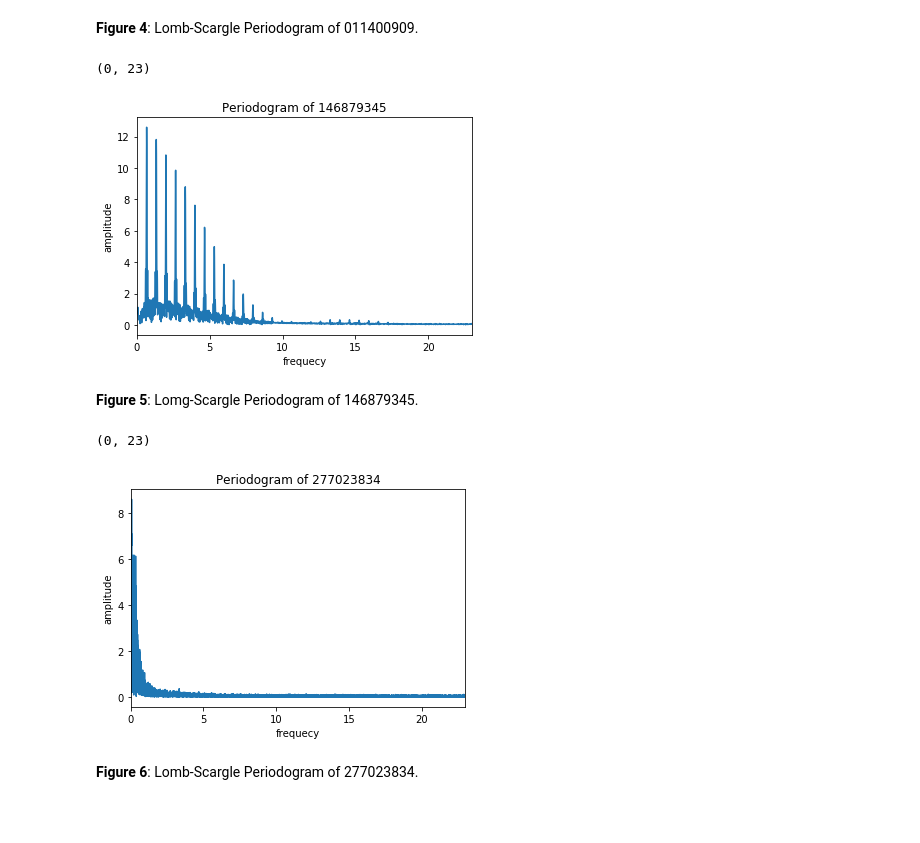
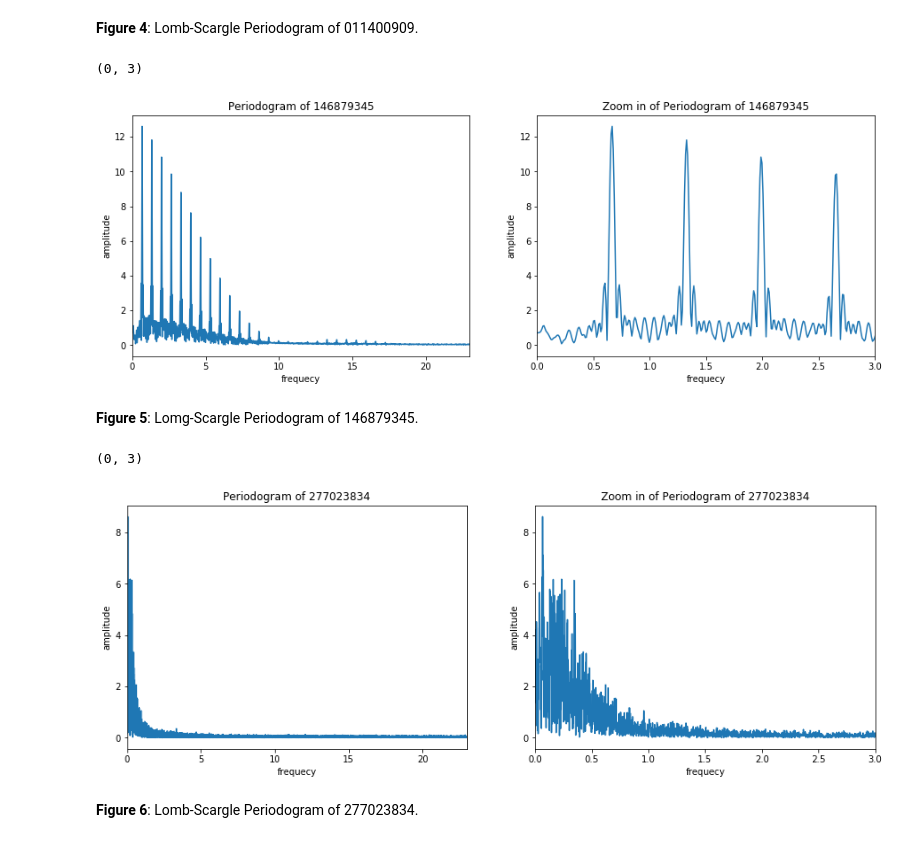
Before and after one commit to cath19/DSPS_-charty-, a Jupyter notebook: HW11/TESSlightcurves_cHarty.ipynb, the cells around one changed output. Cells and saved outputs as stored; diff of their text form; code cells hidden in the pictures; blank space fills up the shorter version.

```diff
--- a/HW11/TESSlightcurves_cHarty.ipynb
+++ b/HW11/TESSlightcurves_cHarty.ipynb
@@ -137,16 +146,25 @@ pl.xlim([0,23])
 # %%
 ls2 = LombScargle(timeSeries2['time'], 1000*timeSeries2['mmag'])
 N2 = len(timeSeries2['time'])
 frequency2, power2 = ls2.autopower(normalization = 'psd', nyquist_factor = 0.2)
 amp2 = 2*(power2/N2)**0.5
-pl.plot(frequency2, amp2)
-pl.title('Periodogram of 146879345')
-pl.xlabel('frequecy')
-pl.ylabel('amplitude')
-pl.xlim([0,23])
+
+fig = pl.figure(figsize = (15, 5))
+(ax1, ax2) = fig.subplots(1, 2)
+ax1.plot(frequency2, amp2)
+ax1.set_title('Periodogram of 146879345')
+ax1.set_xlabel('frequecy')
+ax1.set_ylabel('amplitude')
+ax1.set_xlim([0,23])
+
+ax2.plot(frequency2, amp2)
+ax2.set_title('Zoom in of Periodogram of 146879345')
+ax2.set_xlabel('frequecy')
+ax2.set_ylabel('amplitude')
+ax2.set_xlim([0,3])
 # %% [output]
-(0, 23)
+(0, 3)
-[figure, old version]
+[figure, new version]
 # %% [markdown]
 **Figure 5**: Lomg-Scargle Periodogram of 146879345.
 # %%
@@ -154,14 +172,23 @@ ls3 = LombScargle(timeSeries3['time'], 1000*timeSeries3['mmag'])
 N3 = len(timeSeries3['time'])
 frequency3, power3 = ls3.autopower(normalization = 'psd', nyquist_factor = 0.2)
 amp3 = 2*(power3/N3)**0.5
-pl.plot(frequency3, amp3)
-pl.title('Periodogram of 277023834')
-pl.xlabel('frequecy')
-pl.ylabel('amplitude')
-pl.xlim([0,23])
+
+fig = pl.figure(figsize = (15, 5))
+(ax1, ax2) = fig.subplots(1, 2)
+ax1.plot(frequency3, amp3)
+ax1.set_title('Periodogram of 277023834')
+ax1.set_xlabel('frequecy')
+ax1.set_ylabel('amplitude')
+ax1.set_xlim([0,23])
+
+ax2.plot(frequency3, amp3)
+ax2.set_title('Zoom in of Periodogram of 277023834')
+ax2.set_xlabel('frequecy')
+ax2.set_ylabel('amplitude')
+ax2.set_xlim([0,3])
 # %% [output]
-(0, 23)
+(0, 3)
-[figure, old version]
+[figure, new version]
 # %% [markdown]
 **Figure 6**: Lomb-Scargle Periodogram of 277023834.
 # %% [markdown]
```
Also changed, not shown: parts of 7 cells of this notebook.
